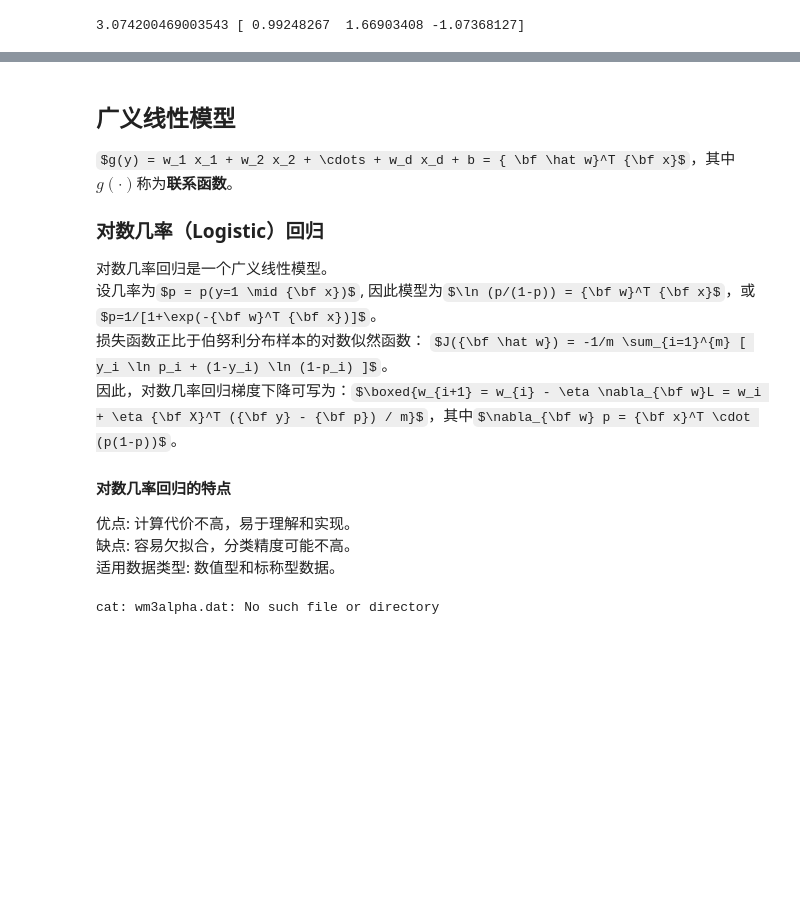
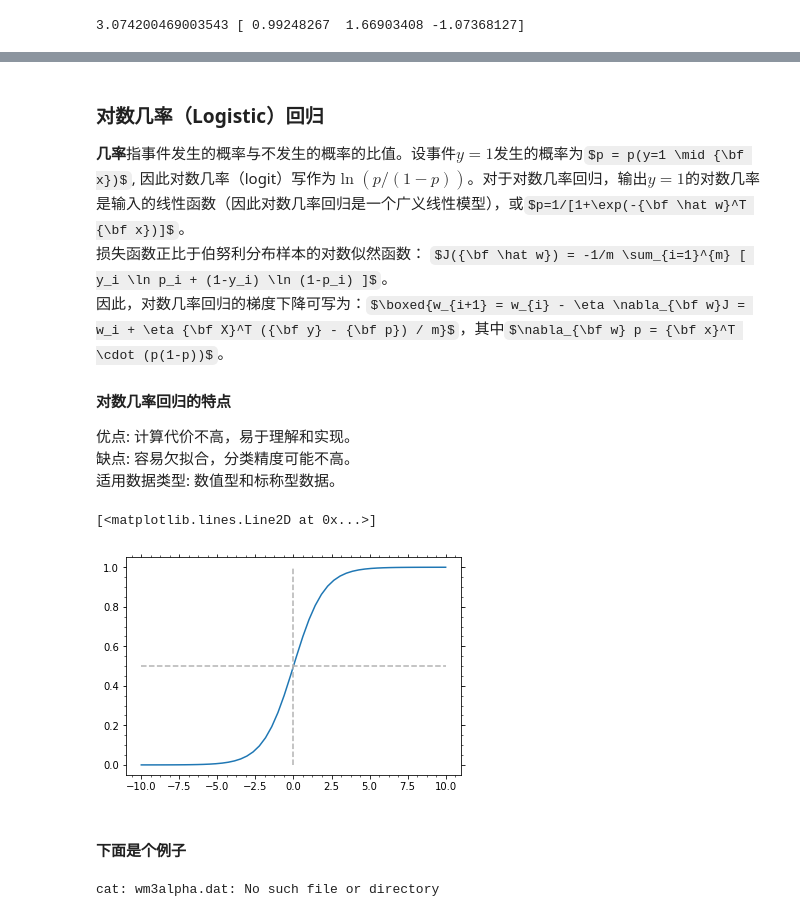
Before and after one commit to szqtc/MyMachineLearningNotes, a Jupyter notebook: 1_LinearRegression.ipynb, the cells around one changed output, grey strips where cells are left out. Drawn from its saved outputs; the diff is of its cells as text; code cells hidden in the pictures; some formulas as TeX source; blank space fills up the shorter version.

```diff
--- a/1_LinearRegression.ipynb
+++ b/1_LinearRegression.ipynb
@@ -177,18 +185,27 @@ Sigmoid核    | $\tanh (\beta {\bf x}_i^T {\bf x}_j + \theta)$
 # %% [markdown]
-## 广义线性模型
-$g(y) = w_1 x_1 + w_2 x_2 + \cdots + w_d x_d + b = { \bf \hat w}^T {\bf x}$，其中$g(\cdot)$称为**联系函数**。
-
 ### 对数几率（Logistic）回归
-对数几率回归是一个广义线性模型。
-设几率为$p = p(y=1 \mid {\bf x})$, 因此模型为$\ln (p/(1-p)) = {\bf w}^T {\bf x}$，或$p=1/[1+\exp(-{\bf w}^T {\bf x})]$。
+**几率**指事件发生的概率与不发生的概率的比值。设事件$y=1$发生的概率为$p = p(y=1 \mid {\bf x})$, 因此对数几率（logit）写作为$\ln (p/(1-p))$。对于对数几率回归，输出$y=1$的对数几率是输入的线性函数（因此对数几率回归是一个广义线性模型），或$p=1/[1+\exp(-{\bf \hat w}^T {\bf x})]$。
 损失函数正比于伯努利分布样本的对数似然函数：
 $J({\bf \hat w}) = -1/m \sum_{i=1}^{m} [ y_i \ln p_i + (1-y_i) \ln (1-p_i) ]$。
-因此，对数几率回归梯度下降可写为：$\boxed{w_{i+1} = w_{i} - \eta \nabla_{\bf w}L = w_i + \eta {\bf X}^T ({\bf y} - {\bf p}) / m}$，其中$\nabla_{\bf w} p = {\bf x}^T \cdot (p(1-p))$。
+因此，对数几率回归的梯度下降可写为：$\boxed{w_{i+1} = w_{i} - \eta \nabla_{\bf w}J = w_i + \eta {\bf X}^T ({\bf y} - {\bf p}) / m}$，其中$\nabla_{\bf w} p = {\bf x}^T \cdot (p(1-p))$。
 
 #### 对数几率回归的特点
 优点: 计算代价不高，易于理解和实现。
 缺点: 容易欠拟合，分类精度可能不高。
 适用数据类型: 数值型和标称型数据。
+# %%
+# Logistc function
+x_ = np.linspace(-10., 10., 50)
+fg3 = plt.figure()
+ax3 = fg3.add_subplot(111)
+ax3.plot(x_, 1./(1.+np.exp(-x_)))
+ax3.plot([0., 0.], [0., 1.], ls='--', c='0.7')
+ax3.plot([-10., 10.], [0.5, 0.5], ls='--', c='0.7')
+# %% [output]
+[<matplotlib.lines.Line2D at 0x...>]
+[figure, added]
+# %% [markdown]
+#### 下面是个例子
 # %%
 # 西瓜书 数据3.0alpha
 !cat wm3alpha.dat
```
Also changed, not shown: parts of 11 cells of this notebook, 2 other files.
